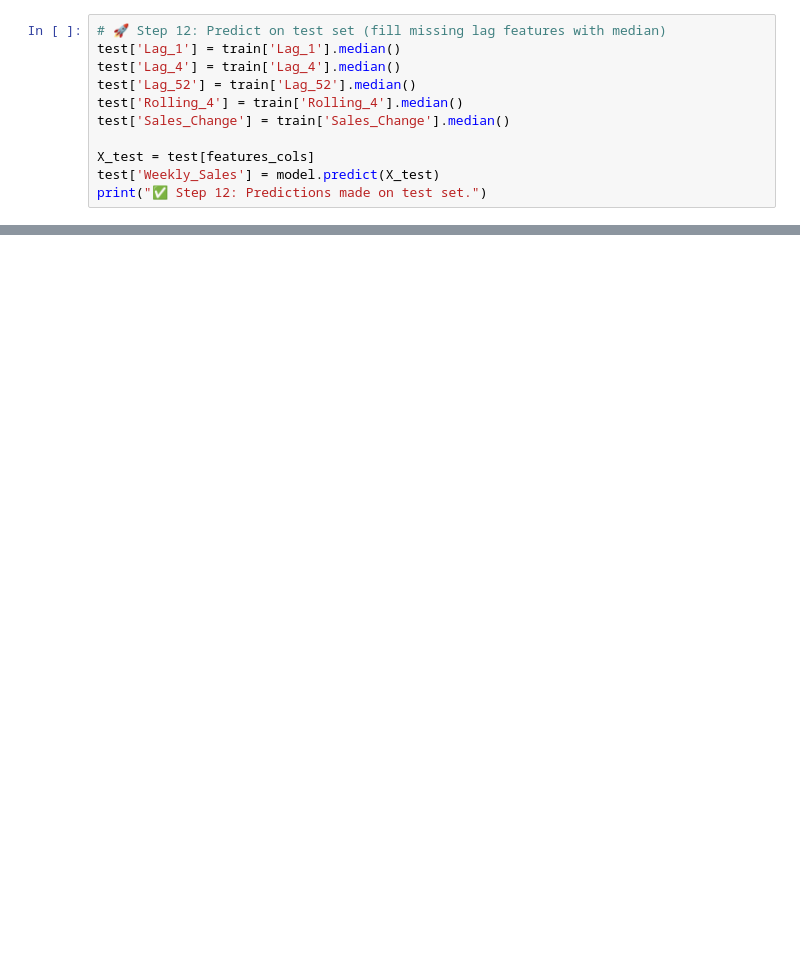
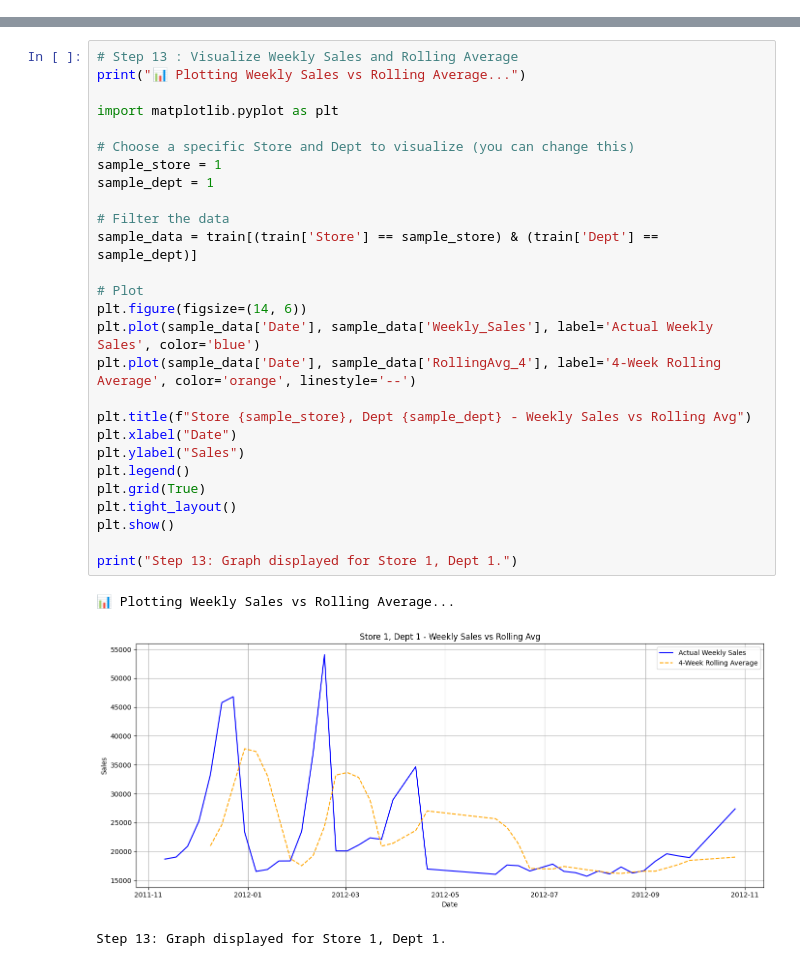
Before and after one commit to Sarthak451/Retail-sales-forecasting-, a Jupyter notebook: notebooks/retail_sales_forecasting.ipynb, the cells around one changed output, grey strips where cells are left out. Drawn from its saved outputs; the diff is of its cells as text; blank space fills up the shorter version.

```diff
--- a/notebooks/retail_sales_forecasting.ipynb
+++ b/notebooks/retail_sales_forecasting.ipynb
@@ -93,11 +139,0 @@ print("✅ Step 11: SHAP analysis done.")
-# %%
-# 🚀 Step 12: Predict on test set (fill missing lag features with median)
-test['Lag_1'] = train['Lag_1'].median()
-test['Lag_4'] = train['Lag_4'].median()
-test['Lag_52'] = train['Lag_52'].median()
-test['Rolling_4'] = train['Rolling_4'].median()
-test['Sales_Change'] = train['Sales_Change'].median()
-
-X_test = test[features_cols]
-test['Weekly_Sales'] = model.predict(X_test)
-print("✅ Step 12: Predictions made on test set.")
@@ -103,0 +165,31 @@ print("✅ Step 12: Predictions made on test set.")
+# %%
+# Step 13 : Visualize Weekly Sales and Rolling Average
+print("📊 Plotting Weekly Sales vs Rolling Average...")
+
+import matplotlib.pyplot as plt
+
+# Choose a specific Store and Dept to visualize (you can change this)
+sample_store = 1
+sample_dept = 1
+
+# Filter the data
+sample_data = train[(train['Store'] == sample_store) & (train['Dept'] == sample_dept)]
+
+# Plot
+plt.figure(figsize=(14, 6))
+plt.plot(sample_data['Date'], sample_data['Weekly_Sales'], label='Actual Weekly Sales', color='blue')
+plt.plot(sample_data['Date'], sample_data['RollingAvg_4'], label='4-Week Rolling Average', color='orange', linestyle='--')
+
+plt.title(f"Store {sample_store}, Dept {sample_dept} - Weekly Sales vs Rolling Avg")
+plt.xlabel("Date")
+plt.ylabel("Sales")
+plt.legend()
+plt.grid(True)
+plt.tight_layout()
+plt.show()
+
+print("Step 13: Graph displayed for Store 1, Dept 1.")
+# %% [output]
+📊 Plotting Weekly Sales vs Rolling Average...
+[figure, added]
+Step 13: Graph displayed for Store 1, Dept 1.
```
Also changed, not shown: parts of 15 cells of this notebook.
